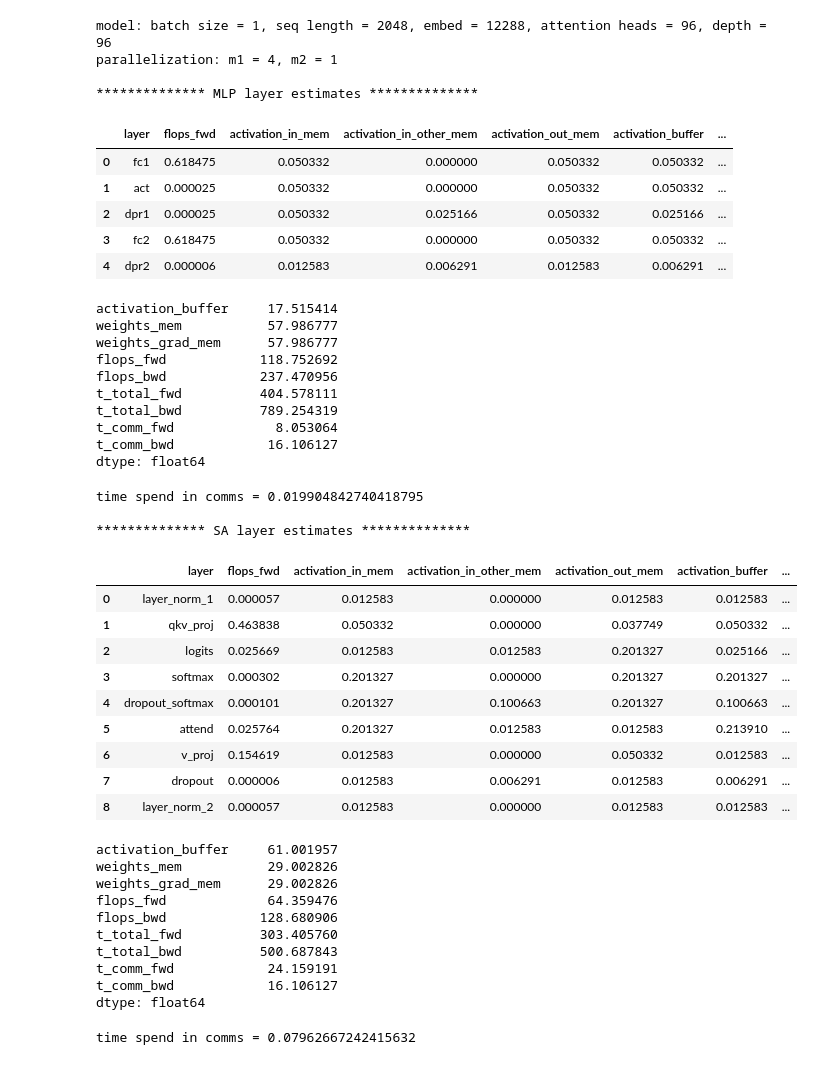
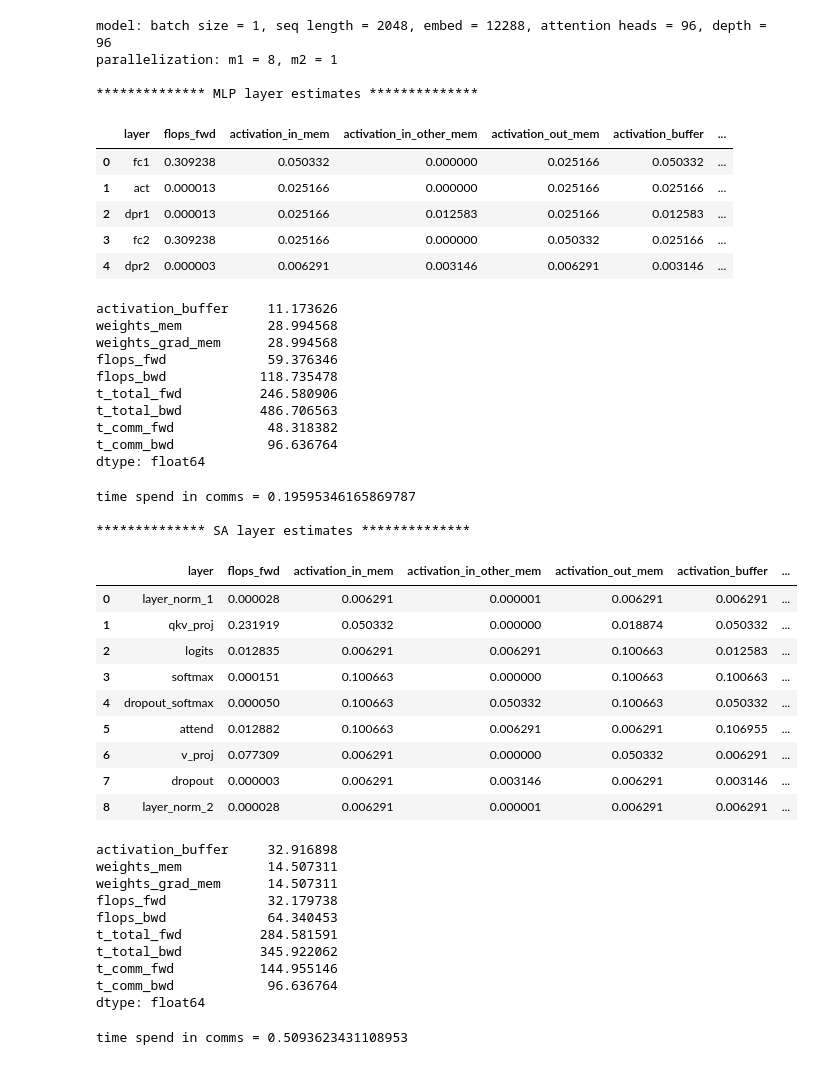
Before and after one commit to ShashankSubramanian/transformer-perf-estimates, a Jupyter notebook: transformer_estimates.ipynb, the cells around one changed output. Saved outputs shown, nothing was run; the diff lists cells and outputs as text; code cells hidden in the pictures.

```diff
--- a/transformer_estimates.ipynb
+++ b/transformer_estimates.ipynb
@@ -50,8 +51,8 @@ def compute_timings_and_stats(summary, system):
                                                                   system=system), axis=1)
 
     # total time
-    summary['t_total_fwd'] = summary.apply(lambda x: get_total_time(x['t_fwd'], x['t_comm_fwd']), axis=1)
-    summary['t_total_bwd'] = summary.apply(lambda x: get_total_time(x['t_bwd'], x['t_comm_bwd']), axis=1)
+    summary['t_total_fwd'] = summary.apply(lambda x: get_total_time(x['t_fwd'], x['t_comm_fwd'], use_max=False), axis=1)
+    summary['t_total_bwd'] = summary.apply(lambda x: get_total_time(x['t_bwd'], x['t_comm_bwd'], use_max=False), axis=1)
 
     # fraction
     summary['frac_t_comm_fwd'] = summary['t_comm_fwd'] / summary['t_total_fwd']
@@ -347,7 +348,7 @@ flops_units = 1E-12 # teraflops
 print("model: batch size = {}, seq length = {}, embed = {}, attention heads = {}, depth = {}".format(b, l, e, h, depth))
 
 ### model parallelism
-parallelism = {'m1': 4,
+parallelism = {'m1': 8,
                'm2': 1}
 ### system configs
 system = {'matrix_flops_fp16': 312,
@@ -356,7 +357,7 @@ system = {'matrix_flops_fp16': 312,
           'hbm_bandwidth': 1555,
           'nvlink_bandwidth': 600,
           'ib_bandwidth': 100,
-          'nvlink_size': 4}
+          'nvlink_size': 0}
 print("parallelization: m1 = {}, m2 = {}".format(parallelism['m1'], parallelism['m2']))
 
 # MLP
@@ -370,66 +371,66 @@ cols = ['layer'] + cols
 df_sa = self_attention_estimates(b, l, e, h, element_size=fp16_sz, mask_element_size=int_sz, flops_units=flops_units,
                                  parallelism=parallelism, system=system)
 
 # sum these columns (mem in buffer: activation buffers, weights, weights_grads, total flops, timings)
 layer_track_cols = ['activation_buffer', 'weights_mem',
                     'weights_grad_mem', 'flops_fwd', 'flops_bwd',
                     't_total_fwd', 't_total_bwd', 't_comm_fwd', 't_comm_bwd']
 
 print('\n************** MLP layer estimates **************\n')
 display(df_mlp[cols])
 display(df_mlp[layer_track_cols].sum() * depth)
 t_f = df_mlp['t_total_fwd'].sum()
 t_c = df_mlp['t_comm_fwd'].sum()
 print('time spend in comms = {}'.format(t_c / t_f))
 
 print('\n************** SA layer estimates **************\n')
 display(df_sa[cols])
 display(df_sa[layer_track_cols].sum() * depth)
 t_f = df_sa['t_total_fwd'].sum()
 t_c = df_sa['t_comm_fwd'].sum()
 print('time spend in comms = {}'.format(t_c / t_f))
 # %% [output]
 model: batch size = 1, seq length = 2048, embed = 12288, attention heads = 96, depth = 96
-parallelization: m1 = 4, m2 = 1
+parallelization: m1 = 8, m2 = 1
 
 ************** MLP layer estimates **************
 |  | layer | flops_fwd | activation_in_mem | activation_in_other_mem | activation_out_mem | activation_buffer | ... |
-| 0 | fc1 | 0.618475 | 0.050332 | 0.000000 | 0.050332 | 0.050332 | ... |
-| 1 | act | 0.000025 | 0.050332 | 0.000000 | 0.050332 | 0.050332 | ... |
-| 2 | dpr1 | 0.000025 | 0.050332 | 0.025166 | 0.050332 | 0.025166 | ... |
-| 3 | fc2 | 0.618475 | 0.050332 | 0.000000 | 0.050332 | 0.050332 | ... |
-| 4 | dpr2 | 0.000006 | 0.012583 | 0.006291 | 0.012583 | 0.006291 | ... |
+| 0 | fc1 | 0.309238 | 0.050332 | 0.000000 | 0.025166 | 0.050332 | ... |
+| 1 | act | 0.000013 | 0.025166 | 0.000000 | 0.025166 | 0.025166 | ... |
+| 2 | dpr1 | 0.000013 | 0.025166 | 0.012583 | 0.025166 | 0.012583 | ... |
+| 3 | fc2 | 0.309238 | 0.025166 | 0.000000 | 0.050332 | 0.025166 | ... |
+| 4 | dpr2 | 0.000003 | 0.006291 | 0.003146 | 0.006291 | 0.003146 | ... |
-activation_buffer     17.515414
-weights_mem           57.986777
-weights_grad_mem      57.986777
-flops_fwd            118.752692
-flops_bwd            237.470956
-t_total_fwd          404.578111
-t_total_bwd          789.254319
-t_comm_fwd             8.053064
-t_comm_bwd            16.106127
+activation_buffer     11.173626
+weights_mem           28.994568
+weights_grad_mem      28.994568
+flops_fwd             59.376346
+flops_bwd            118.735478
+t_total_fwd          246.580906
+t_total_bwd          486.706563
+t_comm_fwd            48.318382
+t_comm_bwd            96.636764
 dtype: float64
-time spend in comms = 0.019904842740418795
+time spend in comms = 0.19595346165869787
 
 ************** SA layer estimates **************
 |  | layer | flops_fwd | activation_in_mem | activation_in_other_mem | activation_out_mem | activation_buffer | ... |
-| 0 | layer_norm_1 | 0.000057 | 0.012583 | 0.000000 | 0.012583 | 0.012583 | ... |
-| 1 | qkv_proj | 0.463838 | 0.050332 | 0.000000 | 0.037749 | 0.050332 | ... |
-| 2 | logits | 0.025669 | 0.012583 | 0.012583 | 0.201327 | 0.025166 | ... |
-| 3 | softmax | 0.000302 | 0.201327 | 0.000000 | 0.201327 | 0.201327 | ... |
-| 4 | dropout_softmax | 0.000101 | 0.201327 | 0.100663 | 0.201327 | 0.100663 | ... |
-| 5 | attend | 0.025764 | 0.201327 | 0.012583 | 0.012583 | 0.213910 | ... |
-| 6 | v_proj | 0.154619 | 0.012583 | 0.000000 | 0.050332 | 0.012583 | ... |
-| 7 | dropout | 0.000006 | 0.012583 | 0.006291 | 0.012583 | 0.006291 | ... |
-| 8 | layer_norm_2 | 0.000057 | 0.012583 | 0.000000 | 0.012583 | 0.012583 | ... |
+| 0 | layer_norm_1 | 0.000028 | 0.006291 | 0.000001 | 0.006291 | 0.006291 | ... |
+| 1 | qkv_proj | 0.231919 | 0.050332 | 0.000000 | 0.018874 | 0.050332 | ... |
+| 2 | logits | 0.012835 | 0.006291 | 0.006291 | 0.100663 | 0.012583 | ... |
+| 3 | softmax | 0.000151 | 0.100663 | 0.000000 | 0.100663 | 0.100663 | ... |
+| 4 | dropout_softmax | 0.000050 | 0.100663 | 0.050332 | 0.100663 | 0.050332 | ... |
+| 5 | attend | 0.012882 | 0.100663 | 0.006291 | 0.006291 | 0.106955 | ... |
+| 6 | v_proj | 0.077309 | 0.006291 | 0.000000 | 0.050332 | 0.006291 | ... |
+| 7 | dropout | 0.000003 | 0.006291 | 0.003146 | 0.006291 | 0.003146 | ... |
+| 8 | layer_norm_2 | 0.000028 | 0.006291 | 0.000001 | 0.006291 | 0.006291 | ... |
-activation_buffer     61.001957
-weights_mem           29.002826
-weights_grad_mem      29.002826
-flops_fwd             64.359476
-flops_bwd            128.680906
-t_total_fwd          303.405760
-t_total_bwd          500.687843
-t_comm_fwd            24.159191
-t_comm_bwd            16.106127
+activation_buffer     32.916898
+weights_mem           14.507311
+weights_grad_mem      14.507311
+flops_fwd             32.179738
+flops_bwd             64.340453
+t_total_fwd          284.581591
+t_total_bwd          345.922062
+t_comm_fwd           144.955146
+t_comm_bwd            96.636764
 dtype: float64
-time spend in comms = 0.07962667242415632
+time spend in comms = 0.5093623431108953
```
Also changed, not shown: parts of 3 cells of this notebook, 4 other files.
